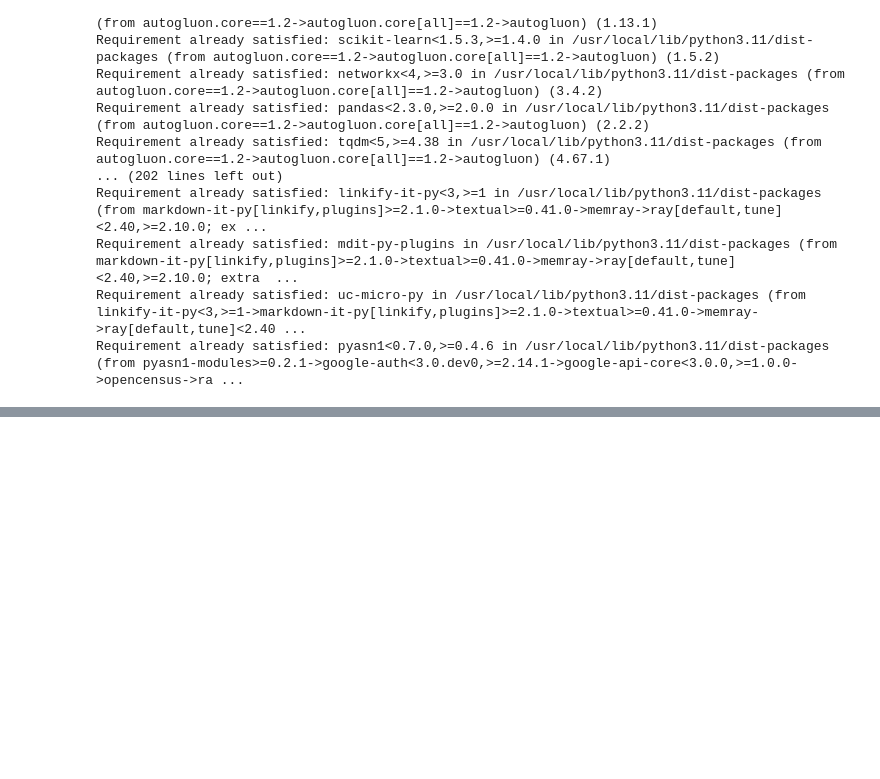
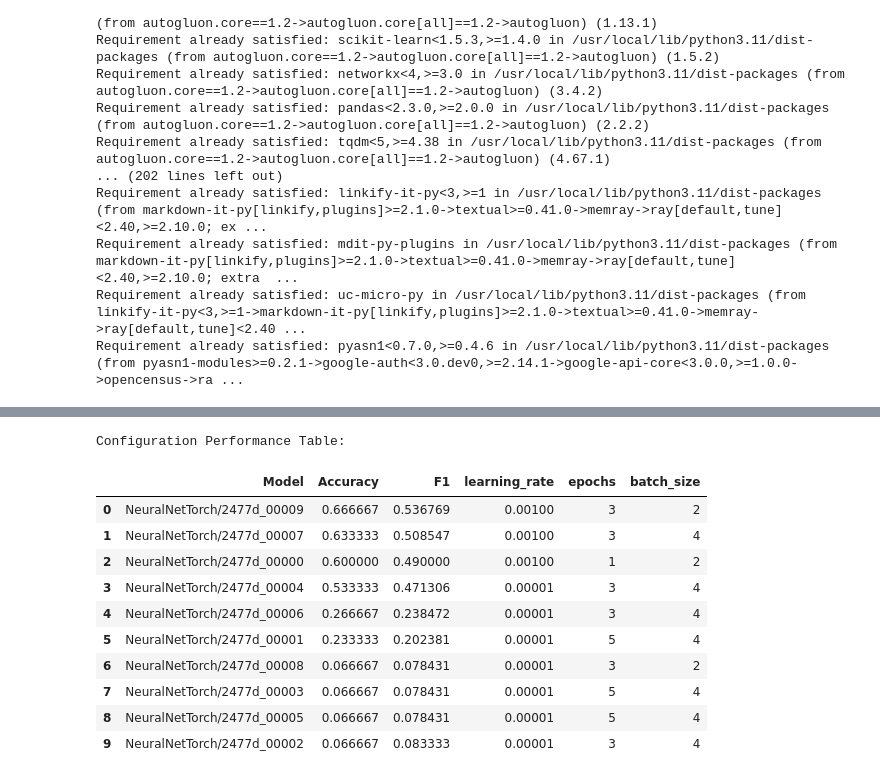
Before and after one commit to Akshat13shah/STT_Ai_Assignment6, a Jupyter notebook: Hyperparameters.ipynb, the cells around one changed output, grey strips where cells are left out. Saved outputs shown, nothing was run; the diff lists cells and outputs as text; code cells hidden in the pictures; blank space fills up the shorter version.

```diff
--- a/Hyperparameters.ipynb
+++ b/Hyperparameters.ipynb
@@ -314,7 +350,7 @@ test_data = TabularDataset(test)
 predictor = TabularPredictor(
     label='target',
     eval_metric='accuracy',
-    path='.',
+    path='models/random_models',
     verbosity=2,
     problem_type='multiclass'
 ).fit(
@@ -391 +515,47 @@ TabularPredictor saved. To load, use: predictor = TabularPredictor.load("/conten
+# %%
+# Initialize an empty list to store the configuration data
+config_table_r = []
+
+# Loop through each row in the leaderboard
+for _, model_row in leaderboard_1.iterrows():
+    if 'NeuralNetTorch' not in model_row['model']:
+        continue
+
+    # Predict using the model and calculate the F1 score
+    model_preds = predictor.predict(test_data.drop(columns=['target']), model=model_row['model'])
+    f1 = f1_score(y_test, model_preds, average='weighted')
+
+    # Extract hyperparameters from the model name using 'random_models' dictionary
+    model_key = model_row['model'].split('/')[1]
+    hyperparams = random_models.get(model_key, [None, None, None])
+
+    # Collect the data in a dictionary and append to the config_table
+    config_table_r.append({
+        'Model': model_row['model'],
+        'Accuracy': model_row['score_test'],
+        'F1': f1,
+        'learning_rate': hyperparams[1],
+        'epochs': hyperparams[2],
+        'batch_size': hyperparams[0]
+    })
+
+# Convert the list into a DataFrame for easy visualization
+config_df_r = pd.DataFrame(config_table_r)
+
+# Output the resulting configuration table
+print("\nConfiguration Performance Table:")
+config_df_r
+# %% [output]
+Configuration Performance Table:
+|  | Model | Accuracy | F1 | learning_rate | epochs | batch_size |
+| 0 | NeuralNetTorch/2477d_00009 | 0.666667 | 0.536769 | 0.00100 | 3 | 2 |
+| 1 | NeuralNetTorch/2477d_00007 | 0.633333 | 0.508547 | 0.00100 | 3 | 4 |
+| 2 | NeuralNetTorch/2477d_00000 | 0.600000 | 0.490000 | 0.00100 | 1 | 2 |
+| 3 | NeuralNetTorch/2477d_00004 | 0.533333 | 0.471306 | 0.00001 | 3 | 4 |
+| 4 | NeuralNetTorch/2477d_00006 | 0.266667 | 0.238472 | 0.00001 | 3 | 4 |
+| 5 | NeuralNetTorch/2477d_00001 | 0.233333 | 0.202381 | 0.00001 | 5 | 4 |
+| 6 | NeuralNetTorch/2477d_00008 | 0.066667 | 0.078431 | 0.00001 | 3 | 2 |
+| 7 | NeuralNetTorch/2477d_00003 | 0.066667 | 0.078431 | 0.00001 | 5 | 4 |
+| 8 | NeuralNetTorch/2477d_00005 | 0.066667 | 0.078431 | 0.00001 | 5 | 4 |
+| 9 | NeuralNetTorch/2477d_00002 | 0.066667 | 0.083333 | 0.00001 | 3 | 4 |
 # %%
```
Also changed, not shown: parts of 23 cells of this notebook, 1 other file.
